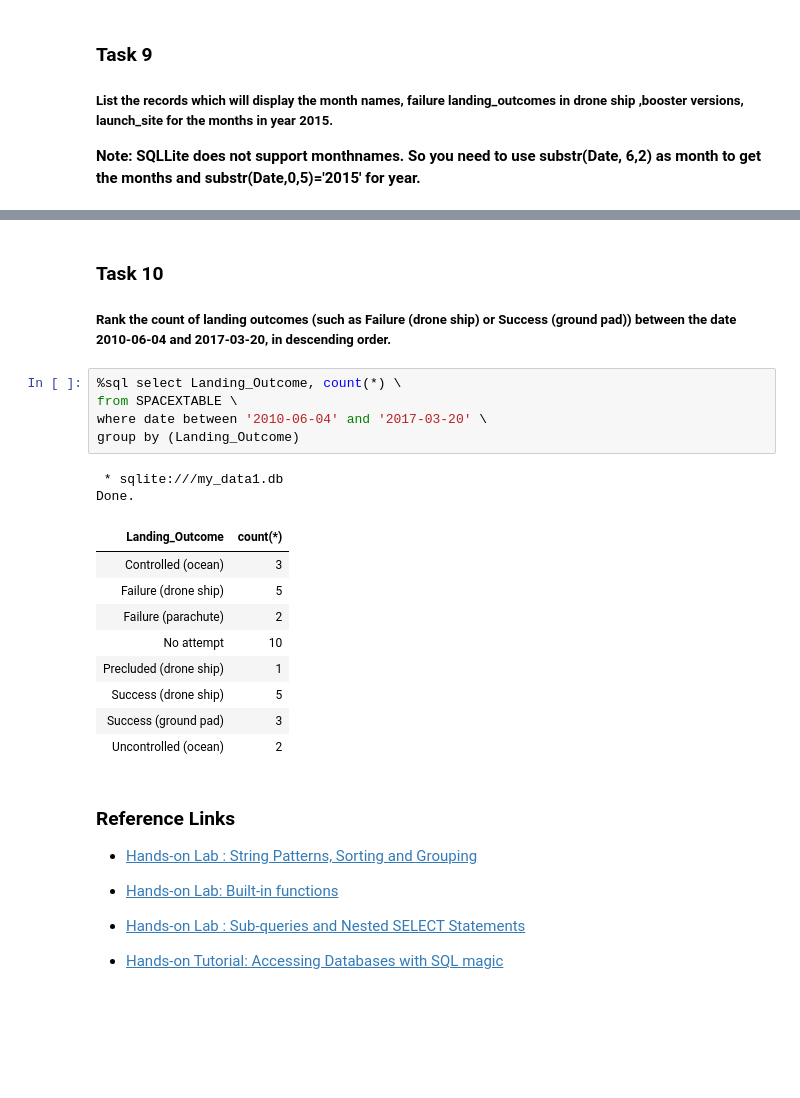
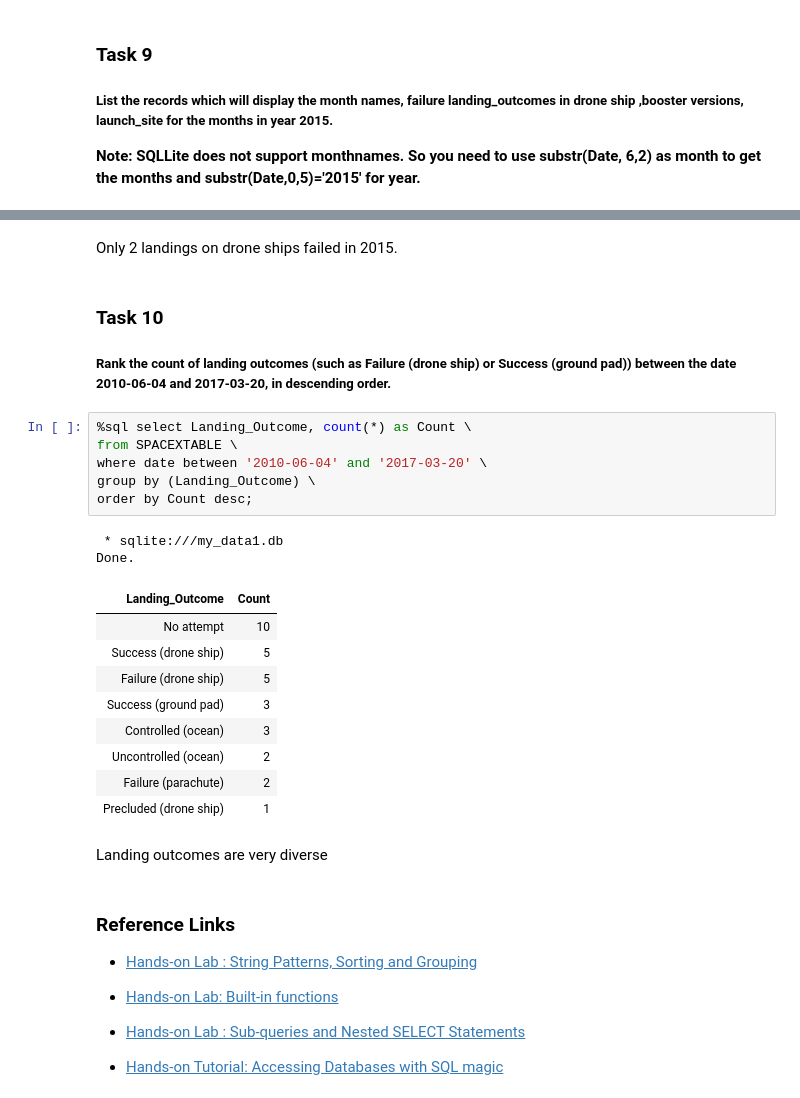
Before and after one commit to mcundins/CapstoneIBMDS, a Jupyter notebook: jupyter-labs-eda-sql-coursera_sqllite.ipynb, the cells around one changed output, grey strips where cells are left out. Drawn from its saved outputs; the diff is of its cells as text; blank space fills up the shorter version.

```diff
--- a/jupyter-labs-eda-sql-coursera_sqllite.ipynb
+++ b/jupyter-labs-eda-sql-coursera_sqllite.ipynb
@@ -313,3 +347,5 @@ Done.
+# %% [markdown]
+Only 2 landings on drone ships failed in 2015.
 # %% [markdown]
 ### Task 10
 
@@ -318,22 +354,25 @@ Done.
 
 ##### Rank the count of landing outcomes (such as Failure (drone ship) or Success (ground pad)) between the date 2010-06-04 and 2017-03-20, in descending order.
 # %%
-%sql select Landing_Outcome, count(*) \
+%sql select Landing_Outcome, count(*) as Count \
 from SPACEXTABLE \
 where date between '2010-06-04' and '2017-03-20' \
-group by (Landing_Outcome)
+group by (Landing_Outcome) \
+order by Count desc;
 # %% [output]
  * sqlite:///my_data1.db
 Done.
-| Landing_Outcome | count(*) |
+| Landing_Outcome | Count |
+| No attempt | 10 |
+| Success (drone ship) | 5 |
+| Failure (drone ship) | 5 |
+| Success (ground pad) | 3 |
 | Controlled (ocean) | 3 |
-| Failure (drone ship) | 5 |
+| Uncontrolled (ocean) | 2 |
 | Failure (parachute) | 2 |
-| No attempt | 10 |
 | Precluded (drone ship) | 1 |
-| Success (drone ship) | 5 |
-| Success (ground pad) | 3 |
-| Uncontrolled (ocean) | 2 |
+# %% [markdown]
+Landing outcomes are very diverse
 # %% [markdown]
 ### Reference Links
 
```
Also changed, not shown: parts of 16 cells of this notebook.
